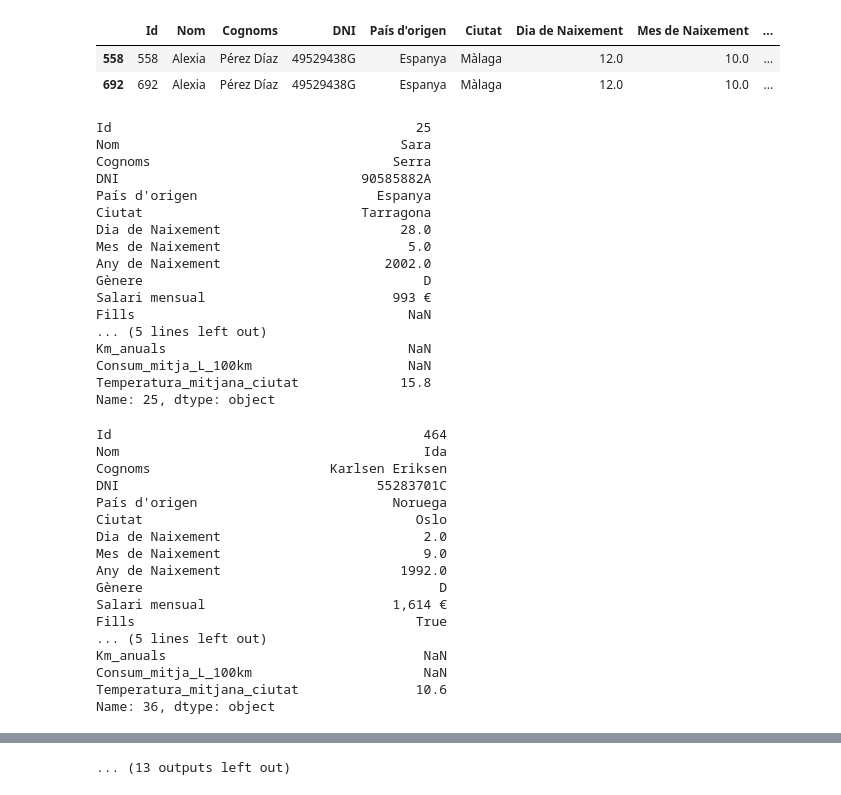
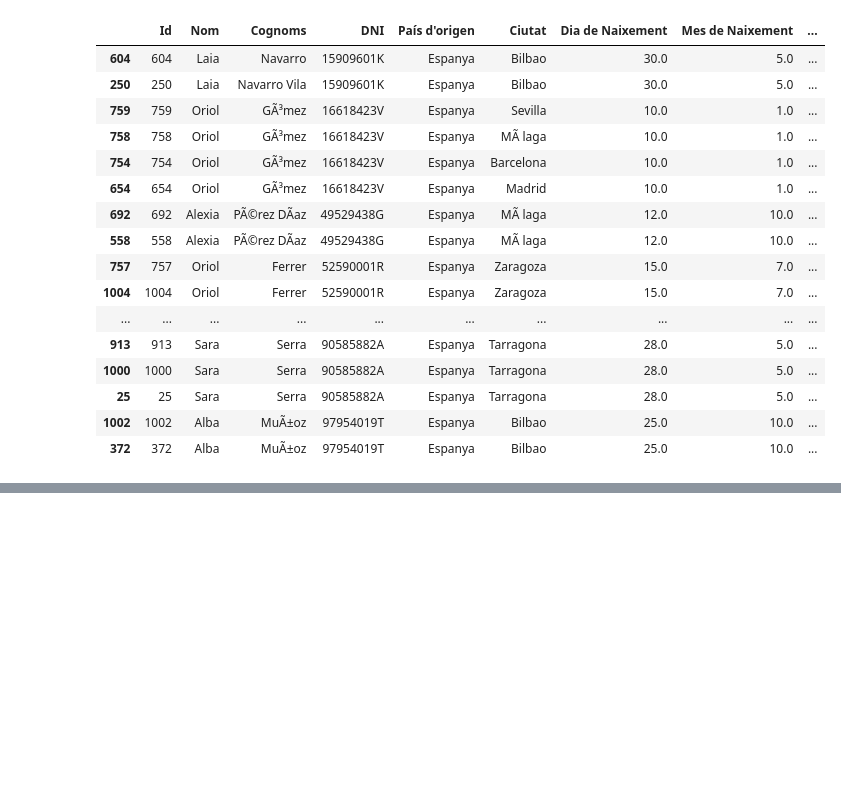
Before and after one commit to alejandro-pascual/ITAcademy-DataAnalytics-2026, a Jupyter notebook: Sprint 8/S8N1Ex2.ipynb, the cells around one changed output, grey strips where cells are left out. Cells and saved outputs as stored; diff of their text form; code cells hidden in the pictures; blank space fills up the shorter version.

```diff
--- a/Sprint 8/S8N1Ex2.ipynb
+++ b/Sprint 8/S8N1Ex2.ipynb
@@ -5,73 +5,52 @@ df = pd.read_excel('Datos/sprint8_complex.xlsx', skiprows=3)
 df.rename(columns={'Unnamed: 0':'Id'}, inplace=True)
 # %%
 # ¿Existen identificadores únicos (DNI) para cada persona?
-# No. Algunos están duplicados.
+# No, pues algunos están duplicados.
 # En el caso del DNI '90585882A'.
 #   Id 104, formato de salario inadecuado.
 #   Id 114, número de hijos inválido.
 #   Id 281, formato de salario inadecuado.
 #   Id 25, 913 y 1000, datos duplicados excepto en campo salario. Conservado el último considerando que son los datos más actualizados.
 # En el caso del DNI '55283701C'.
 #   Id 36 y 40, datos duplicados. Por defecto se mantiene el primero.
 # En el caso del DNI '54013571W'.
 #   Id 142, valores contradictorios en 'Fills' y 'No Fills'.
 # En el caso del DNI '15909601K'.
 #   Id 250, formato de salario inadecuado, valores contradictorios en 'Fills' y 'No Fills'.
 # En el caso del DNI '97954019T'.
-#   Id 372 y 40, datos duplicados. Por defecto se mantiene el primero.
+#   Id 372 y 1002, datos duplicados. Por defecto se mantiene el primero.
 # En el caso del DNI '49529438G'.
 #   Id 692, valor de salario mensual sin coma de millar, número de hijos inválido.
+# En el caso del DNI '16618423V'.
+#   Id 654, 754, 758 y 759, presentan inconsistencias. El más adecuado es el 758, que únicamente presenta un formato de salario inadecuado.
+# En el caso del DNI '55297384F'.
+#   Id 730 y 1003, datos duplicados. Por defecto se mantiene el primero.
+# En el caso del DNI '52590001R'.
+#   Id 757 y 1004, datos duplicados. Por defecto se mantiene el primero.
 
-
-# » Què faràs amb les files duplicades o registres repetits?
-# » Hi ha valors obligatoris que falten o informació incoherent?
-# » Detectes formats incorrectes, errors de codificació o valors impossibles?
-
-display(df.query('DNI.str.startswith("49529438G")'))
-
-dupe_counter = 0
+dupes_list = []
 for i, dupe in enumerate(df['DNI'].duplicated(keep=False)):
     if dupe == True:
-        dupe_counter += 1
-        display(df.iloc[i])
+        dupes_list.append(df.iloc[i])
+        # display(df.iloc[i])
+dupes_df = pd.DataFrame(dupes_list)
 
-
-# print(dupe_counter)
+display(dupes_df.sort_values('DNI'))
 # %% [output]
 |  | Id | Nom | Cognoms | DNI | País d'origen | Ciutat | Dia de Naixement | Mes de Naixement | ... |
-| 558 | 558 | Alexia | Pérez Díaz | 49529438G | Espanya | Màlaga | 12.0 | 10.0 | ... |
-| 692 | 692 | Alexia | Pérez Díaz | 49529438G | Espanya | Màlaga | 12.0 | 10.0 | ... |
+| 604 | 604 | Laia | Navarro | 15909601K | Espanya | Bilbao | 30.0 | 5.0 | ... |
+| 250 | 250 | Laia | Navarro Vila | 15909601K | Espanya | Bilbao | 30.0 | 5.0 | ... |
+| 759 | 759 | Oriol | GÃ³mez | 16618423V | Espanya | Sevilla | 10.0 | 1.0 | ... |
+| 758 | 758 | Oriol | GÃ³mez | 16618423V | Espanya | MÃ laga | 10.0 | 1.0 | ... |
+| 754 | 754 | Oriol | GÃ³mez | 16618423V | Espanya | Barcelona | 10.0 | 1.0 | ... |
+| 654 | 654 | Oriol | GÃ³mez | 16618423V | Espanya | Madrid | 10.0 | 1.0 | ... |
+| 692 | 692 | Alexia | PÃ©rez DÃ­az | 49529438G | Espanya | MÃ laga | 12.0 | 10.0 | ... |
+| 558 | 558 | Alexia | PÃ©rez DÃ­az | 49529438G | Espanya | MÃ laga | 12.0 | 10.0 | ... |
+| 757 | 757 | Oriol | Ferrer | 52590001R | Espanya | Zaragoza | 15.0 | 7.0 | ... |
+| 1004 | 1004 | Oriol | Ferrer | 52590001R | Espanya | Zaragoza | 15.0 | 7.0 | ... |
+| ... | ... | ... | ... | ... | ... | ... | ... | ... | ... |
+| 913 | 913 | Sara | Serra | 90585882A | Espanya | Tarragona | 28.0 | 5.0 | ... |
+| 1000 | 1000 | Sara | Serra | 90585882A | Espanya | Tarragona | 28.0 | 5.0 | ... |
+| 25 | 25 | Sara | Serra | 90585882A | Espanya | Tarragona | 28.0 | 5.0 | ... |
+| 1002 | 1002 | Alba | MuÃ±oz | 97954019T | Espanya | Bilbao | 25.0 | 10.0 | ... |
+| 372 | 372 | Alba | MuÃ±oz | 97954019T | Espanya | Bilbao | 25.0 | 10.0 | ... |
-Id                                       25
-Nom                                    Sara
-Cognoms                               Serra
-DNI                               90585882A
-País d'origen                       Espanya
-Ciutat                            Tarragona
-Dia de Naixement                       28.0
-Mes de Naixement                        5.0
-Any de Naixement                     2002.0
-Gènere                                    D
-Salari mensual                        993 €
-Fills                                   NaN
-... (5 lines left out)
-Km_anuals                               NaN
-Consum_mitja_L_100km                    NaN
-Temperatura_mitjana_ciutat             15.8
-Name: 25, dtype: object
-Id                                        464
-Nom                                       Ida
-Cognoms                       Karlsen Eriksen
-DNI                                 55283701C
-País d'origen                         Noruega
-Ciutat                                   Oslo
-Dia de Naixement                          2.0
-Mes de Naixement                          9.0
-Any de Naixement                       1992.0
-Gènere                                      D
-Salari mensual                        1,614 €
-Fills                                    True
-... (5 lines left out)
-Km_anuals                                 NaN
-Consum_mitja_L_100km                      NaN
-Temperatura_mitjana_ciutat               10.6
-Name: 36, dtype: object
@@ -231 +56,0 @@ Name: 558, dtype: object
-... (13 outputs left out)
```
Also changed, not shown: parts of 4 cells of this notebook.
